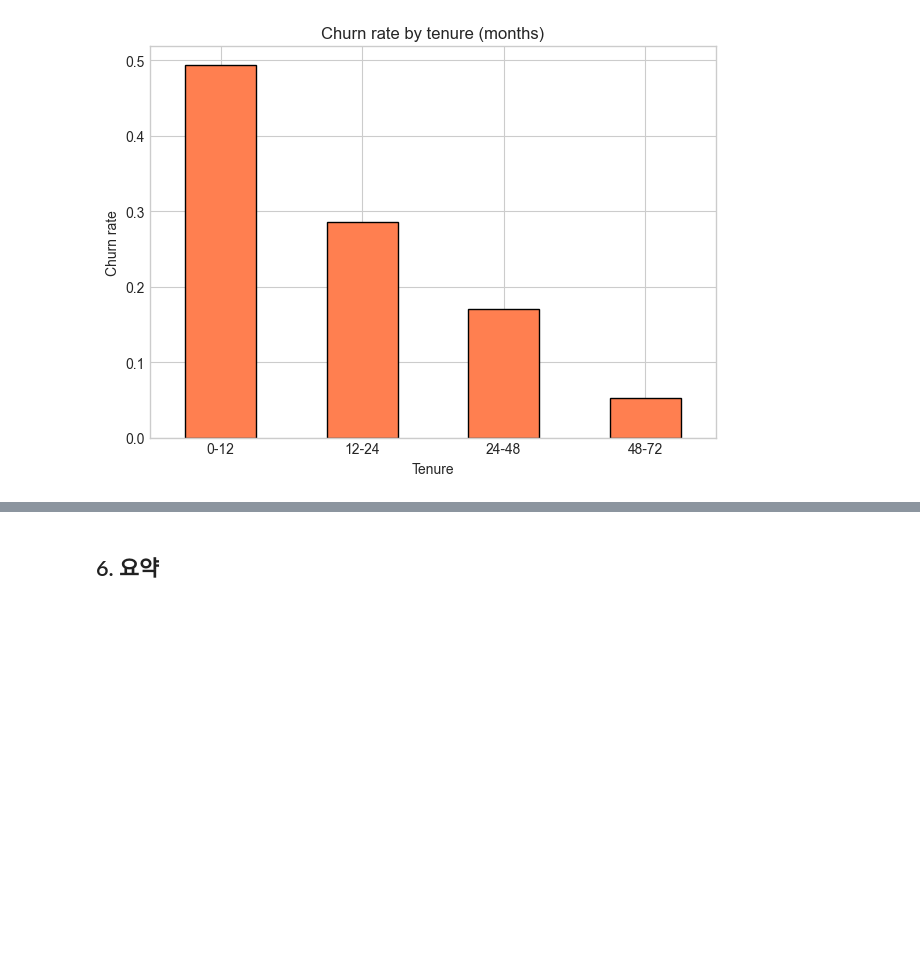
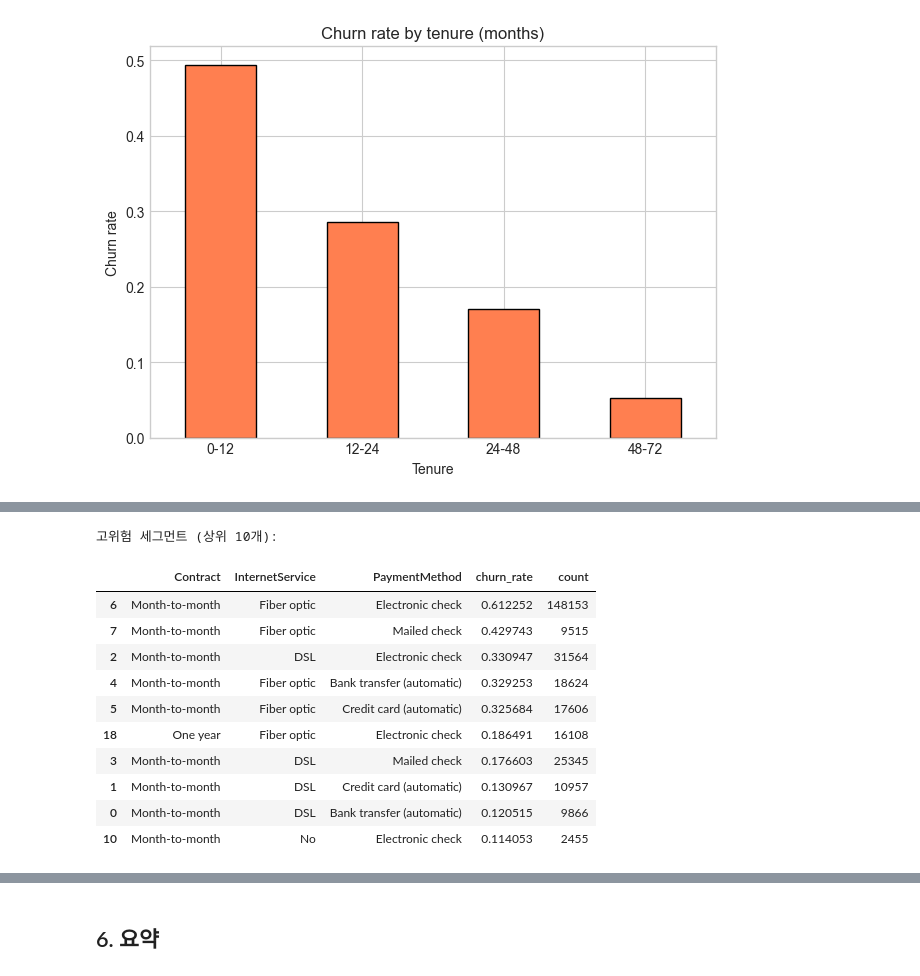
Before and after one commit to doffice0827/kaggle_playground, a Jupyter notebook: predict_customer_churn/data_eda.ipynb, the cells around one changed output, grey strips where cells are left out. Saved outputs shown, nothing was run; the diff lists cells and outputs as text; code cells hidden in the pictures; blank space fills up the shorter version.

```diff
--- a/predict_customer_churn/data_eda.ipynb
+++ b/predict_customer_churn/data_eda.ipynb
@@ -277,0 +312,21 @@ plt.show()
+# %%
+# 상위 Churn 조합 (Contract × InternetService × PaymentMethod, 표본 1000명 이상)
+combo = train.groupby(['Contract', 'InternetService', 'PaymentMethod']).agg(
+    churn_rate=('Churn_bin', 'mean'), count=('Churn_bin', 'count')
+).reset_index()
+combo = combo[combo['count'] >= 1000].sort_values('churn_rate', ascending=False)
+print('고위험 세그먼트 (상위 10개):')
+display(combo.head(10))
+# %% [output]
+고위험 세그먼트 (상위 10개):
+|  | Contract | InternetService | PaymentMethod | churn_rate | count |
+| 6 | Month-to-month | Fiber optic | Electronic check | 0.612252 | 148153 |
+| 7 | Month-to-month | Fiber optic | Mailed check | 0.429743 | 9515 |
+| 2 | Month-to-month | DSL | Electronic check | 0.330947 | 31564 |
+| 4 | Month-to-month | Fiber optic | Bank transfer (automatic) | 0.329253 | 18624 |
+| 5 | Month-to-month | Fiber optic | Credit card (automatic) | 0.325684 | 17606 |
+| 18 | One year | Fiber optic | Electronic check | 0.186491 | 16108 |
+| 3 | Month-to-month | DSL | Mailed check | 0.176603 | 25345 |
+| 1 | Month-to-month | DSL | Credit card (automatic) | 0.130967 | 10957 |
+| 0 | Month-to-month | DSL | Bank transfer (automatic) | 0.120515 | 9866 |
+| 10 | Month-to-month | No | Electronic check | 0.114053 | 2455 |
```
Also changed, not shown: parts of 21 cells of this notebook, 8 other files.
